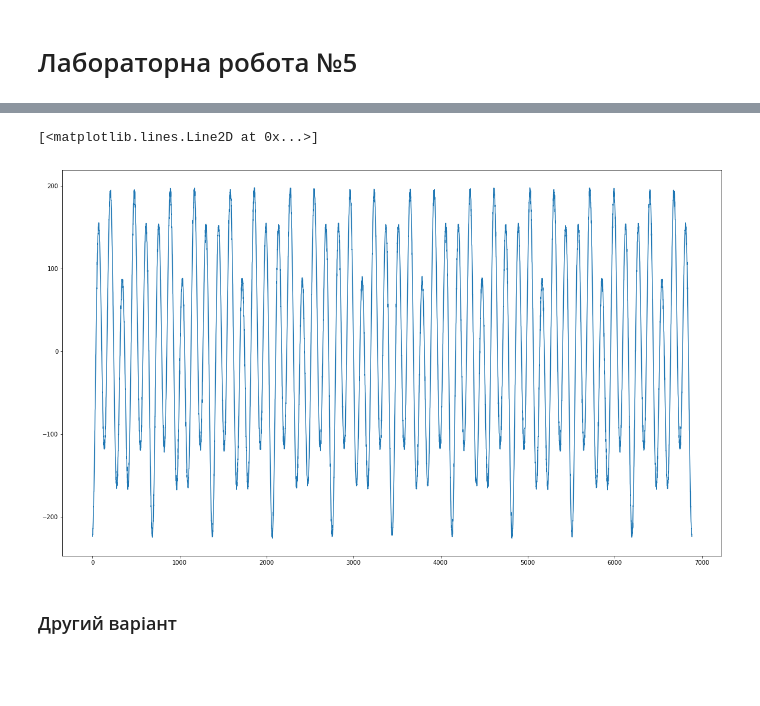
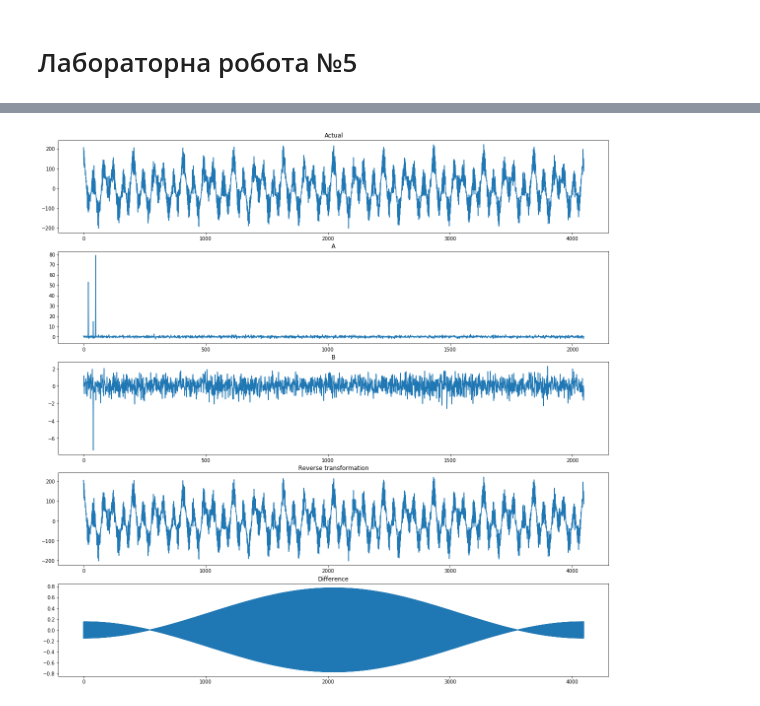
Before and after one commit to vashanin/DataAnalysys, a Jupyter notebook: Lab #5.ipynb, the cells around one changed output, grey strips where cells are left out. Drawn from its saved outputs; the diff is of its cells as text; code cells hidden in the pictures; blank space fills up the shorter version.

```diff
--- a/Lab #5.ipynb
+++ b/Lab #5.ipynb
@@ -42,9 +24,0 @@ plt.plot(s2)
-# %%
-fig, ax = plt.subplots(2, 1, figsize=(20, 12))
-
-ax[0].scatter(np.arange(A.shape[0]), A)
-
-ax[1].set_ylim((-0.5, 0.5))
-ax[1].plot(B)
-
-plt.show()
@@ -57,7 +43,7 @@ len(A), len(B)
 # %%
-jdx = np.arange(A.shape[0])
+def reverse_transformation(a, b):
+    j = np.arange(int(N / 2))
 
-dl = np.array([
-    np.sum(A * np.cos(2 * np.pi * jdx * i / N)) + np.sum(B * np.sin(2 * np.pi * jdx * i / N))
-    for i in range(N)
-])
+    return np.array([np.sum(a * np.cos(2 * np.pi * j * i / N))
+                     + np.sum(b * np.sin(2 * np.pi * j * i / N))
+                     for i in range(N)])
@@ -75,9 +50,29 @@ plt.plot(dl[1:])
-# %%
-plt.figure(figsize=(20, 12))
-plt.plot((dl - s2)[1:])
-# %% [output]
-[<matplotlib.lines.Line2D at 0x...>]
-[figure, removed]
-# %% [markdown]
-### Другий варіант
+# %%
+def plot(s1, a, b, r1):
+    fig, ax = plt.subplots(5, 1, figsize=(20, 20))
+
+    ax[0].set_title("Actual")
+    ax[0].plot(s1)
+
+    ax[1].set_title("A")
+    ax[1].plot(a)
+
+    ax[2].set_title("B")
+    ax[2].plot(b)
+
+    ax[3].set_title("Reverse transformation")
+    ax[3].plot(r1)
+
+    ax[4].set_title("Difference")
+    ax[4].plot(s1 - r1)
+
+    plt.show()
+# %%
+s1 = s2
+
+a, b, c = transformation(s1=s1)
+r1 = reverse_transformation(a, b)
+plot(s1=s1, a=a, b=b, r1=r1)
+# %% [output]
+[figure, added]
 # %%
```
Also changed, not shown: parts of 29 cells of this notebook.
